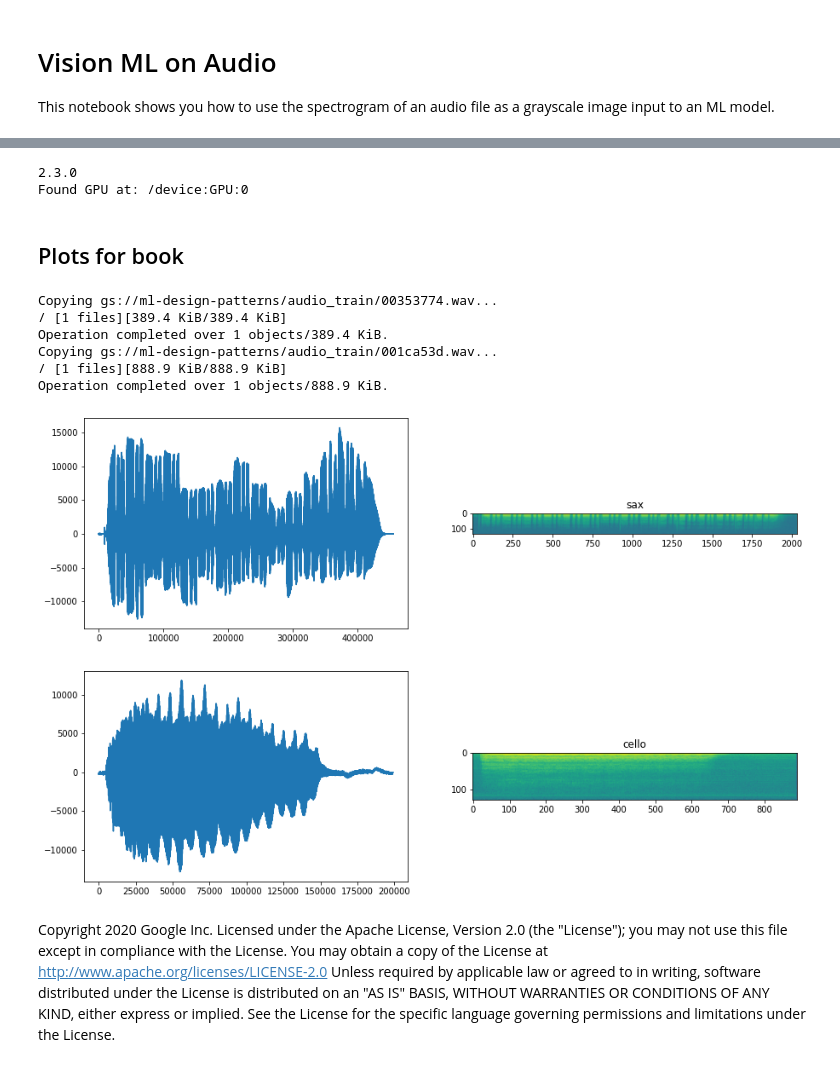
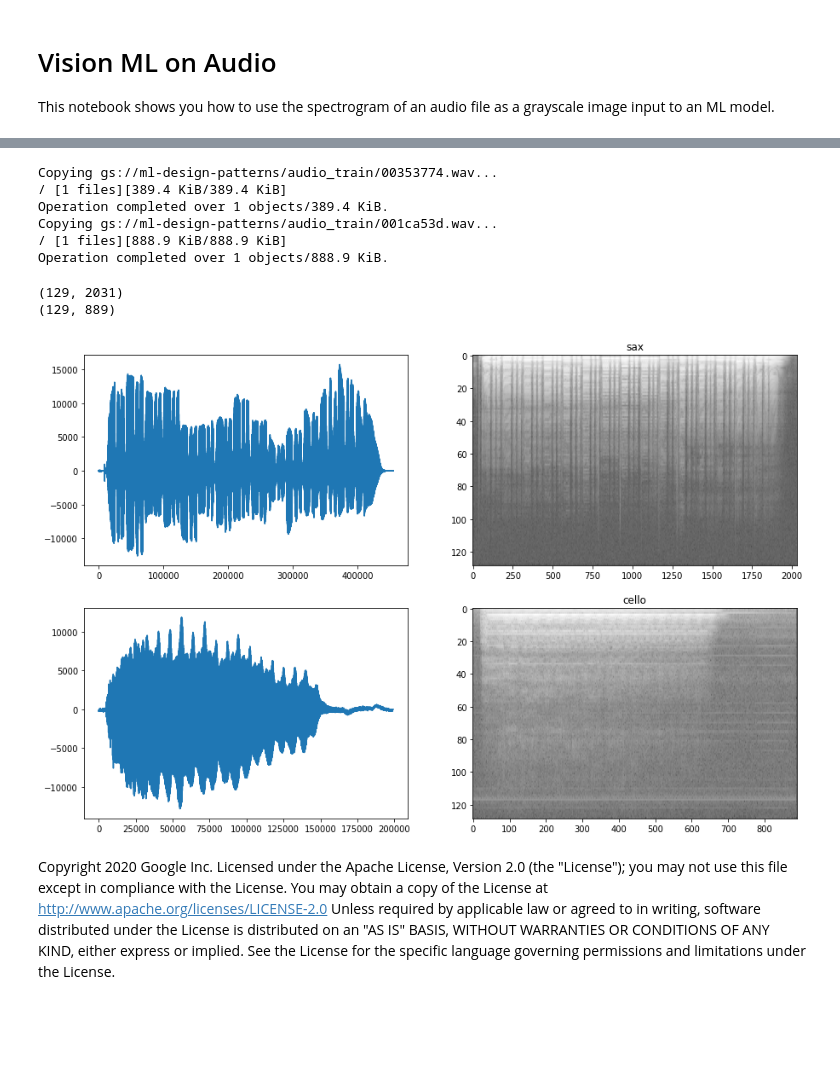
Before and after one commit to GoogleCloudPlatform/practical-ml-vision-book, a Jupyter notebook: 04_problem_types/04_audio.ipynb, the cells around one changed output, grey strips where cells are left out. Drawn from its saved outputs; the diff is of its cells as text; code cells hidden in the pictures; blank space fills up the shorter version.

Commit message:
use gray colormap

```diff
--- a/04_problem_types/04_audio.ipynb
+++ b/04_problem_types/04_audio.ipynb
@@ -72,15 +59,3 @@ Next, we'll confirm that we can connect to the GPU with tensorflow:
-# %%
-import tensorflow as tf
-print(tf.version.VERSION)
-device_name = tf.test.gpu_device_name()
-if device_name != '/device:GPU:0':
-  raise SystemError('GPU device not found')
-print('Found GPU at: {}'.format(device_name))
-# %% [output]
-2.3.0
-Found GPU at: /device:GPU:0
-# %% [markdown]
-## Plots for book
 # %%
 !gsutil cp gs://ml-design-patterns/audio_train/00353774.wav cello.wav
 !gsutil cp gs://ml-design-patterns/audio_train/001ca53d.wav sax.wav
@@ -94,18 +69,21 @@ Operation completed over 1 objects/888.9 KiB.
 # %%
 import matplotlib.pyplot as plt
 from scipy import signal
 from scipy.io import wavfile
 import numpy as np
 
 fig, ax = plt.subplots(2, 2, figsize=(15, 10))
 for idx, instr in enumerate(['sax', 'cello']):
   sample_rate, samples = wavfile.read(instr + '.wav')
   ax[idx][0].plot(samples)
   _, _, spectro = signal.spectrogram(samples, sample_rate)
   img = np.log(spectro)
-  ax[idx][1].imshow(img);
+  ax[idx][1].imshow(img, cmap='gray', aspect='auto');
   ax[idx][1].set_title(instr)
+  print(img.shape)
 # %% [output]
+(129, 2031)
+(129, 889)
-[figure, old version]
+[figure, new version]
 # %% [markdown]
 Copyright 2020 Google Inc. Licensed under the Apache License, Version 2.0 (the "License"); you may not use this file except in compliance with the License. You may obtain a copy of the License at http://www.apache.org/licenses/LICENSE-2.0 Unless required by applicable law or agreed to in writing, software distributed under the License is distributed on an "AS IS" BASIS, WITHOUT WARRANTIES OR CONDITIONS OF ANY KIND, either express or implied. See the License for the specific language governing permissions and limitations under the License.
```
Also changed, not shown: parts of 1 cell of this notebook.
